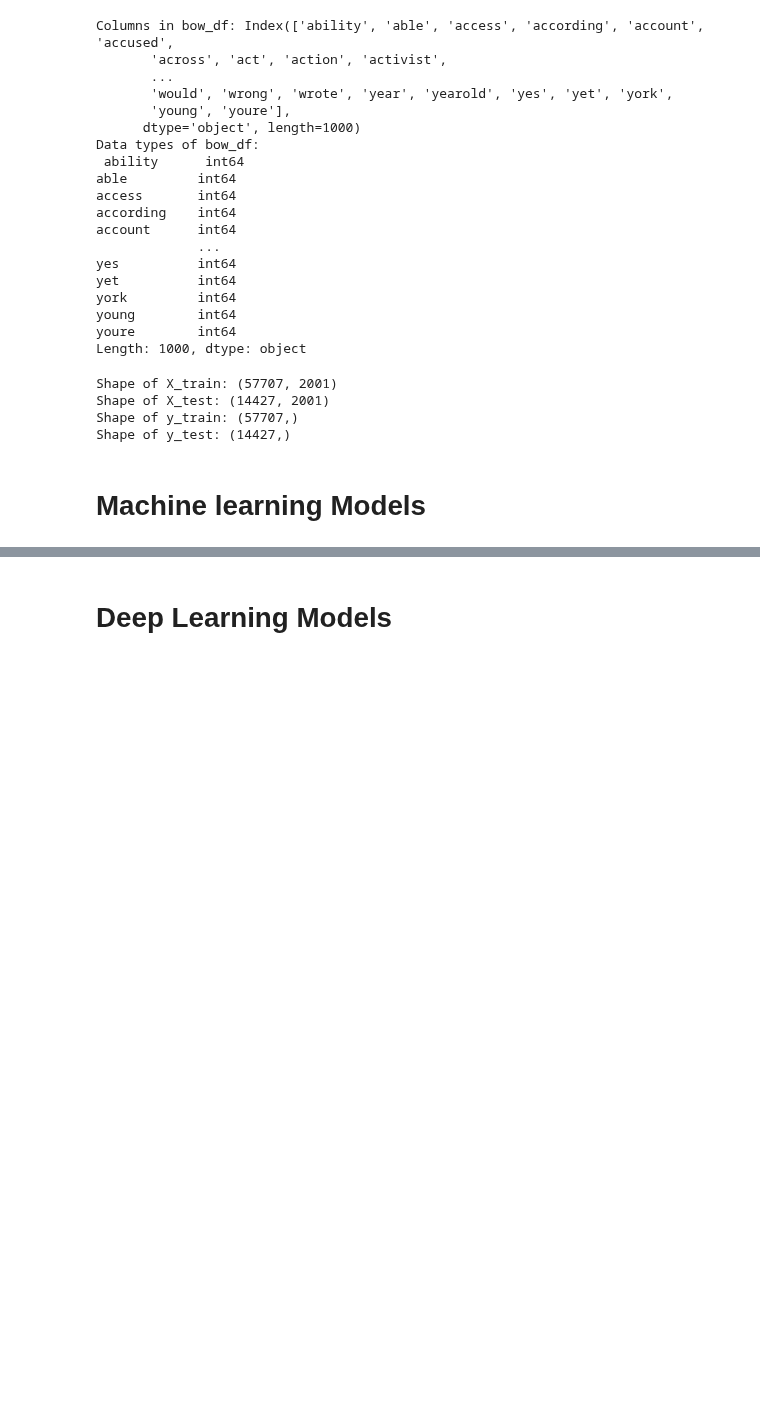
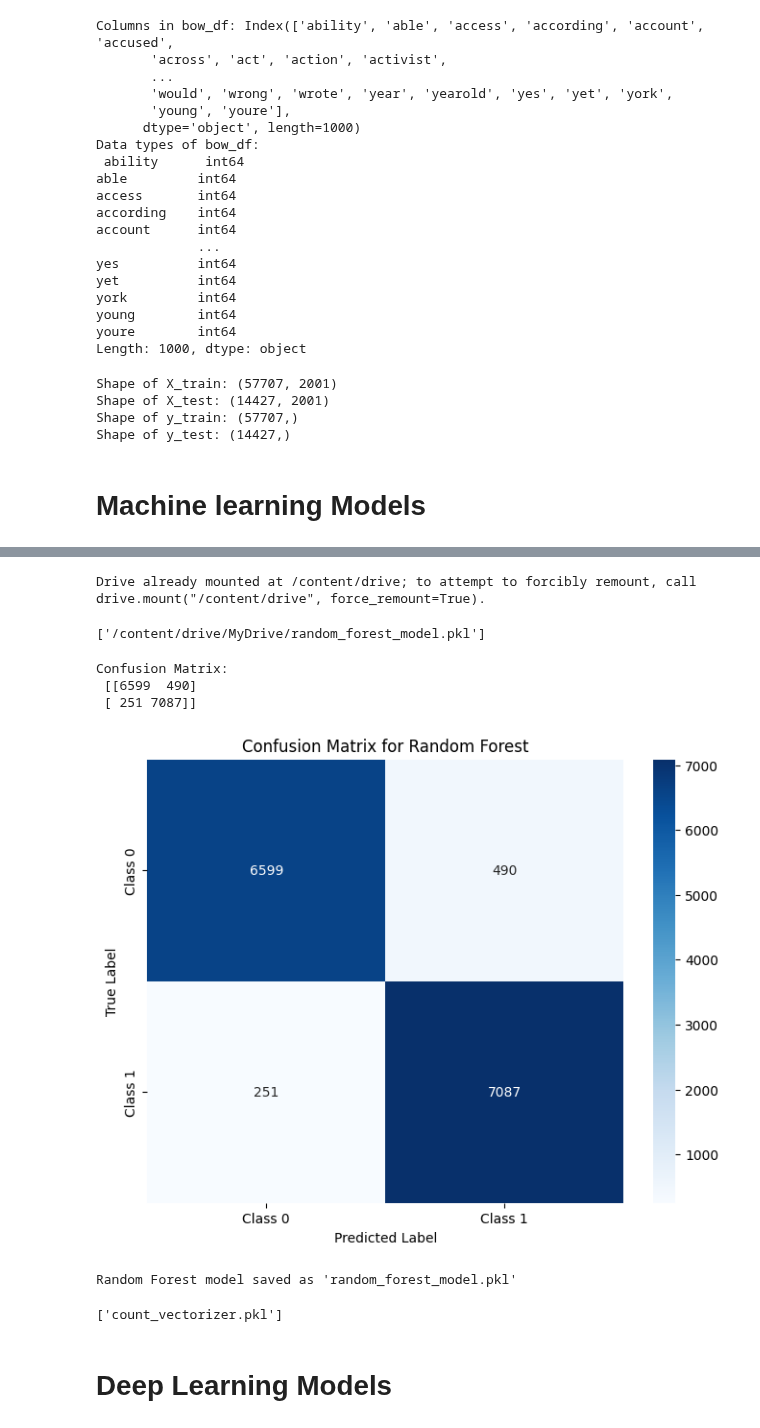
Before and after one commit to PARTH264/Fake-News-Detection, a Jupyter notebook: Fake_News_Detection.ipynb, the cells around one changed output, grey strips where cells are left out. Cells and saved outputs as stored; diff of their text form; code cells hidden in the pictures; blank space fills up the shorter version.

```diff
--- a/Fake_News_Detection.ipynb
+++ b/Fake_News_Detection.ipynb
@@ -426,0 +465,15 @@ Confusion Matrix:
+# %%
+# Initialize the Random Forest model
+rf_model = RandomForestClassifier(n_estimators=100, random_state=42)
+
+# Train the model
+rf_model.fit(X_train, y_train)
+
+# Make predictions on the test set
+y_pred_rf = rf_model.predict(X_test)
+
+# Evaluate the model
+accuracy_rf = accuracy_score(y_test, y_pred_rf)
+print("Accuracy of Random Forest model:", accuracy_rf)
+
+print("\nClassification Report:\n", classification_report(y_test, y_pred_rf))
@@ -427,2 +492,43 @@ Confusion Matrix:
+# %%
+import joblib
+from google.colab import drive
+drive.mount('/content/drive')
+
+# Save model to Google Drive
+joblib.dump(rf_model, '/content/drive/MyDrive/random_forest_model.pkl')
+# %% [output]
+Drive already mounted at /content/drive; to attempt to forcibly remount, call drive.mount("/content/drive", force_remount=True).
+['/content/drive/MyDrive/random_forest_model.pkl']
+# %%
+# Confusion Matrix
+cm_rf = confusion_matrix(y_test, y_pred_rf)
+print("\nConfusion Matrix:\n", cm_rf)
+
+# Plot Confusion Matrix
+plt.figure(figsize=(8, 6))
+sns.heatmap(cm_rf, annot=True, fmt='g', cmap='Blues', xticklabels=['Class 0', 'Class 1'], yticklabels=['Class 0', 'Class 1'])
+plt.title('Confusion Matrix for Random Forest')
+plt.xlabel('Predicted Label')
+plt.ylabel('True Label')
+plt.show()
+
+# Save the Random Forest model
+joblib.dump(rf_model, 'random_forest_model.pkl')
+print("Random Forest model saved as 'random_forest_model.pkl'")
+# %% [output]
+Confusion Matrix:
+ [[6599  490]
+ [ 251 7087]]
+[figure, added]
+Random Forest model saved as 'random_forest_model.pkl'
+# %%
+# During training
+count_vectorizer = CountVectorizer(max_features=1000)
+bow_features = count_vectorizer.fit_transform(df['cleaned_text'])
+
+# MUST save this to recreate the same features later
+joblib.dump(count_vectorizer, 'count_vectorizer.pkl')
+# %% [output]
+['count_vectorizer.pkl']
 # %% [markdown]
 # **Deep Learning Models**
```
Also changed, not shown: parts of 27 cells of this notebook.
